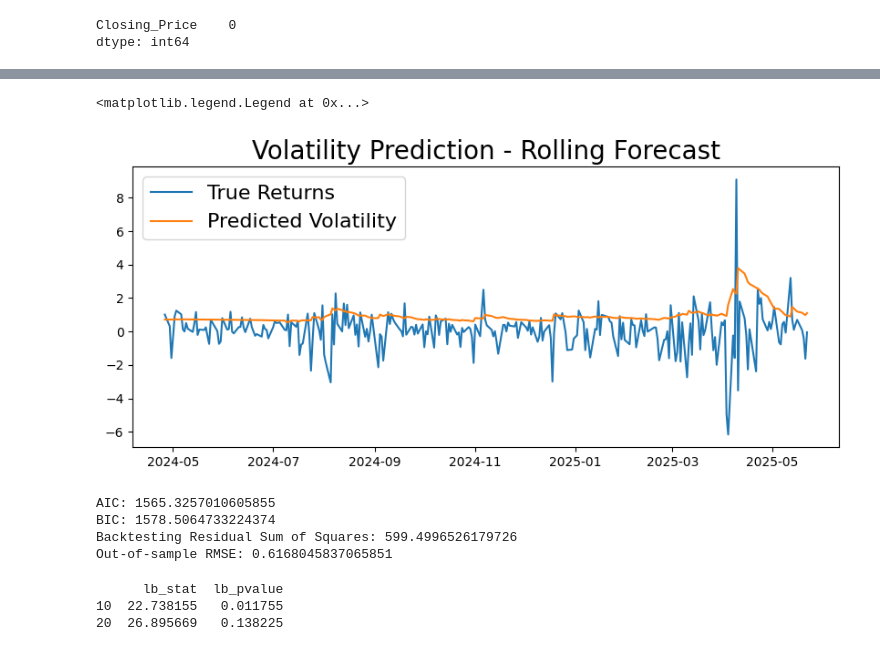
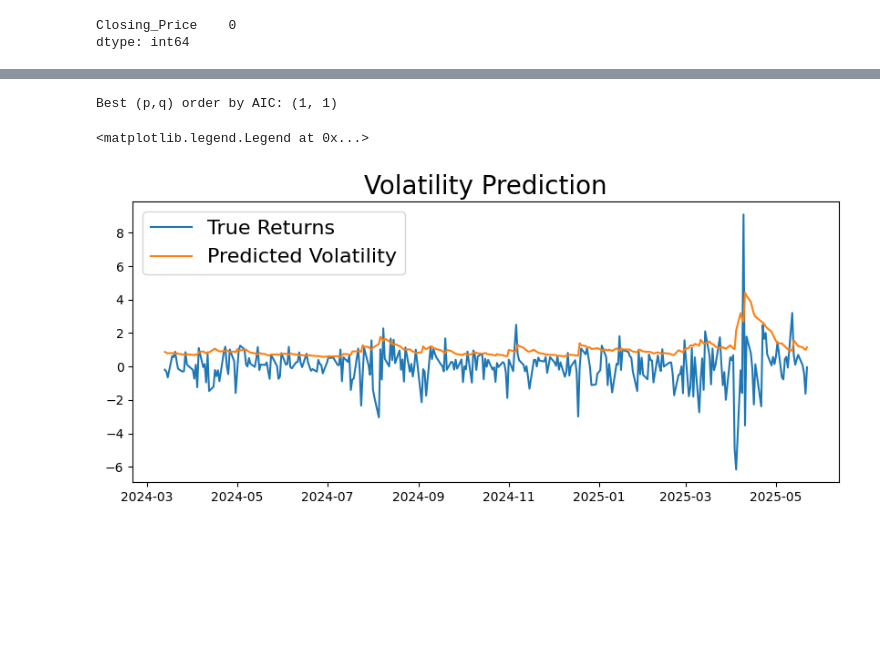
Before and after one commit to injilashah/TSD, a Jupyter notebook: Notebooks/Garch.ipynb, the cells around one changed output, grey strips where cells are left out. Saved outputs shown, nothing was run; the diff lists cells and outputs as text; code cells hidden in the pictures; blank space fills up the shorter version.

```diff
--- a/Notebooks/Garch.ipynb
+++ b/Notebooks/Garch.ipynb
@@ -21,7 +44,7 @@ import yfinance as yf
 import pandas as pd
 
 #Download S&P 500 data
-sp500 = yf.download('^GSPC', start='2023-01-01', end='2025-05-23')
+sp500 = yf.download('^GSPC', start='2020-01-01', end='2025-05-23')
 sp500_df = sp500[['Close']].copy()
 
 #Move date from index to column
@@ -901,0 +320,3 @@ Best (p,q) order by AIC: (1, 1)
+# %%
+sp500_df["Log_return"].isnull().sum()
+sp500_df=sp500_df.dropna(subset="Log_return")
@@ -902,3 +408,30 @@ Best (p,q) order by AIC: (1, 1)
+# %%
+from arch import arch_model
+import numpy as np
+test_size = 300
+returns = sp500_df["Log_return"].dropna() * 100
+train_data = returns[:-test_size]  # Use all data except the last 160 days for training
+
+p_values = range(1, 10)
+q_values = range(1, 10)
+
+best_aic = np.inf
+best_order = None
+
+for p in p_values:
+    for q in q_values:
+        try:
+            model = arch_model(train_data, vol='GARCH', p=p, q=q)
+            model_fit = model.fit(disp='off')
+            if model_fit.aic < best_aic:
+                best_aic = model_fit.aic
+                best_order = (p, q)
+        except:
+            continue
+
+print(f"Best (p,q) order by AIC: {best_order}")
+# %% [output]
+Best (p,q) order by AIC: (1, 1)
 # %%
 rolling_predictions = []
 
@@ -915,9 +448,9 @@ rolling_predictions = pd.Series(rolling_predictions, index=returns.index[-test_s
 # %%
 plt.figure(figsize=(10,4))
 true, = plt.plot(returns[-test_size:])
 preds, = plt.plot(rolling_predictions)
-plt.title('Volatility Prediction - Rolling Forecast', fontsize=20)
+plt.title('Volatility Prediction', fontsize=20)
 plt.legend(['True Returns', 'Predicted Volatility'], fontsize=16)
 # %% [output]
 <matplotlib.legend.Legend at 0x...>
-[figure, old version]
+[figure, new version]
@@ -958,25 +457 @@ def evaluate_model(data):
-# %%
-aic, bic, backtest, forecast_error = evaluate_model(sp500_df.dropna())
-
-print(f"AIC: {aic}")
-print(f"BIC: {bic}")
-print(f"Backtesting Residual Sum of Squares: {backtest}")
-print(f"Out-of-sample RMSE: {np.sqrt(np.mean(forecast_error**2))}")
-# %% [output]
-AIC: 1565.3257010605855
-BIC: 1578.5064733224374
-Backtesting Residual Sum of Squares: 599.4996526179726
-Out-of-sample RMSE: 0.6168045837065851
-# %%
-from statsmodels.stats.diagnostic import acorr_ljungbox
-standardized_residuals = res.resid / res.conditional_volatility
-
-# Ljung-Box test on squared standardized residuals
-ljung_box_results = acorr_ljungbox(standardized_residuals**2, lags=[10, 20], return_df=True)
-
-print(ljung_box_results)
-# %% [output]
-      lb_stat  lb_pvalue
-10  22.738155   0.011755
-20  26.895669   0.138225
 # %% [markdown]
```
Also changed, not shown: parts of 74 cells of this notebook.
